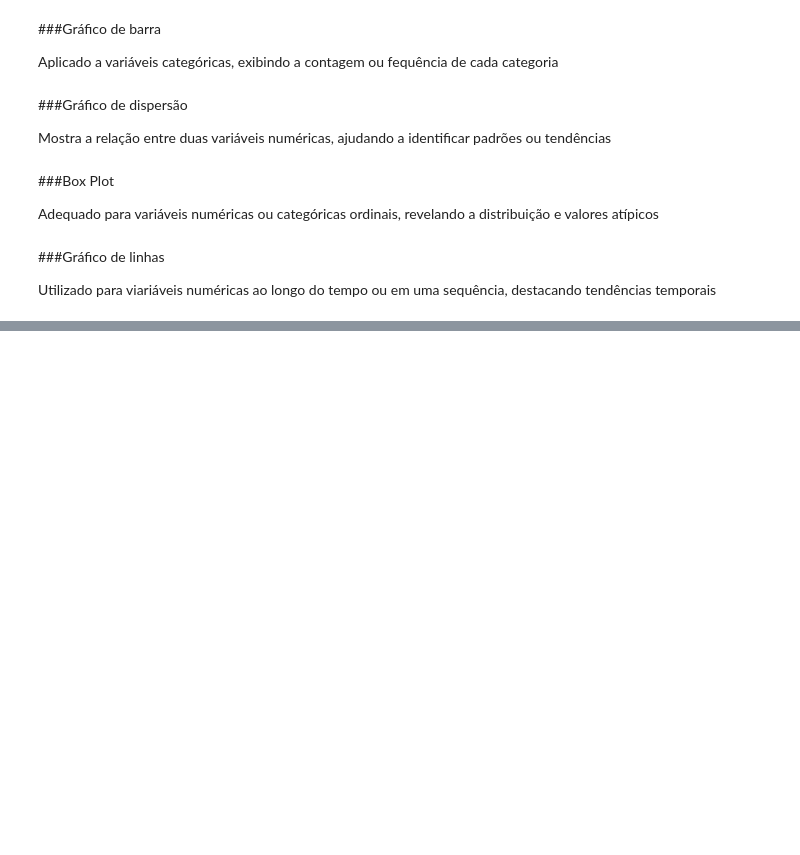
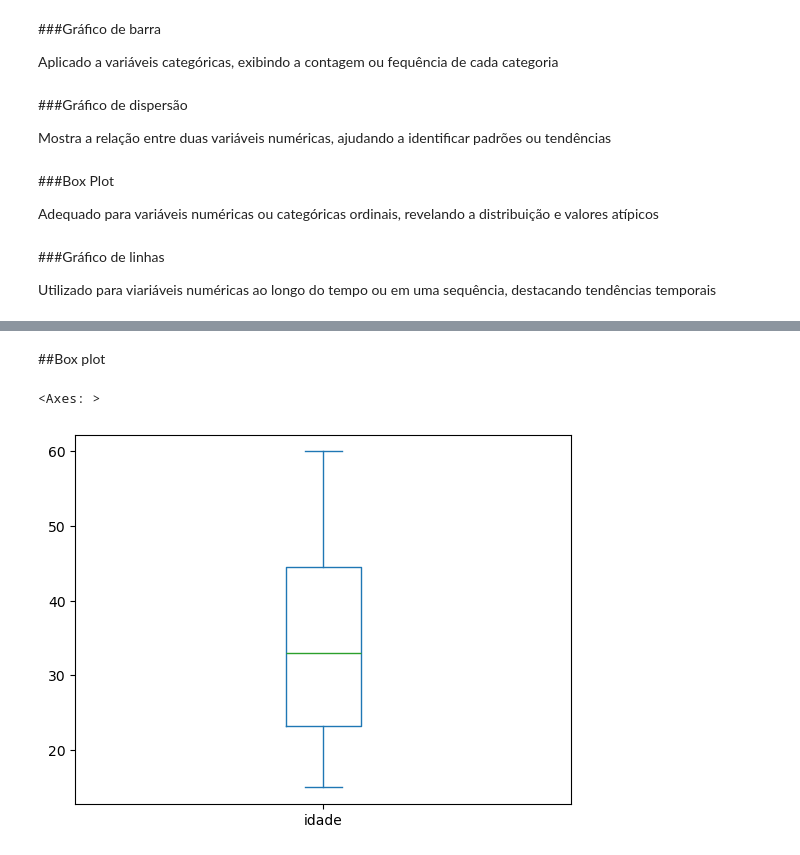
Before and after one commit to leandroclv/Analise_Dados_Python_Panda, a Jupyter notebook: estatistica/introdcao.ipynb, the cells around one changed output, grey strips where cells are left out. Saved outputs shown, nothing was run; the diff lists cells and outputs as text; code cells hidden in the pictures; blank space fills up the shorter version.

```diff
--- a/estatistica/introdcao.ipynb
+++ b/estatistica/introdcao.ipynb
@@ -218,0 +231,7 @@ Utilizado para viariáveis numéricas ao longo do tempo ou em uma sequência, de
+# %% [markdown]
+##Box plot
+# %%
+df['idade'].plot.box()
+# %% [output]
+<Axes: >
+[figure, added]
```
Also changed, not shown: parts of 26 cells of this notebook, 1 other file.
